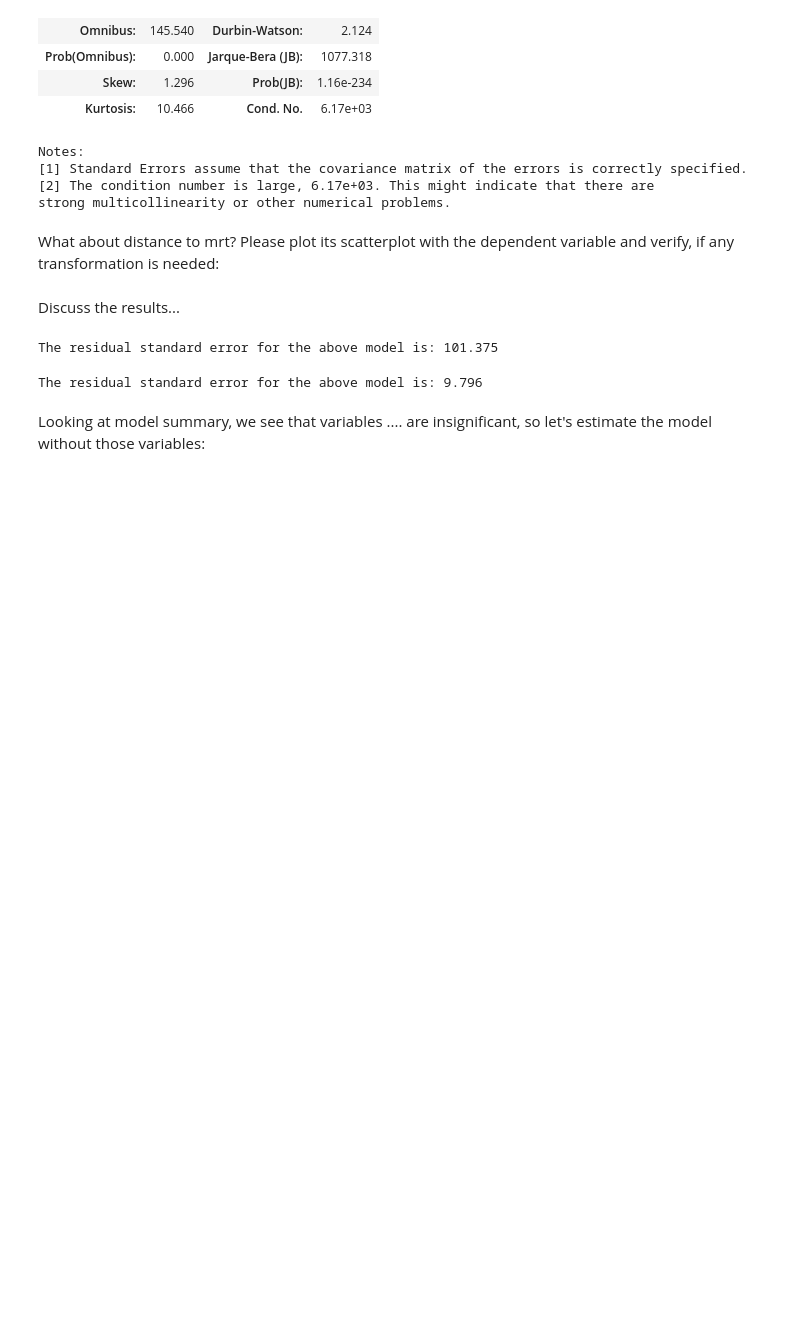
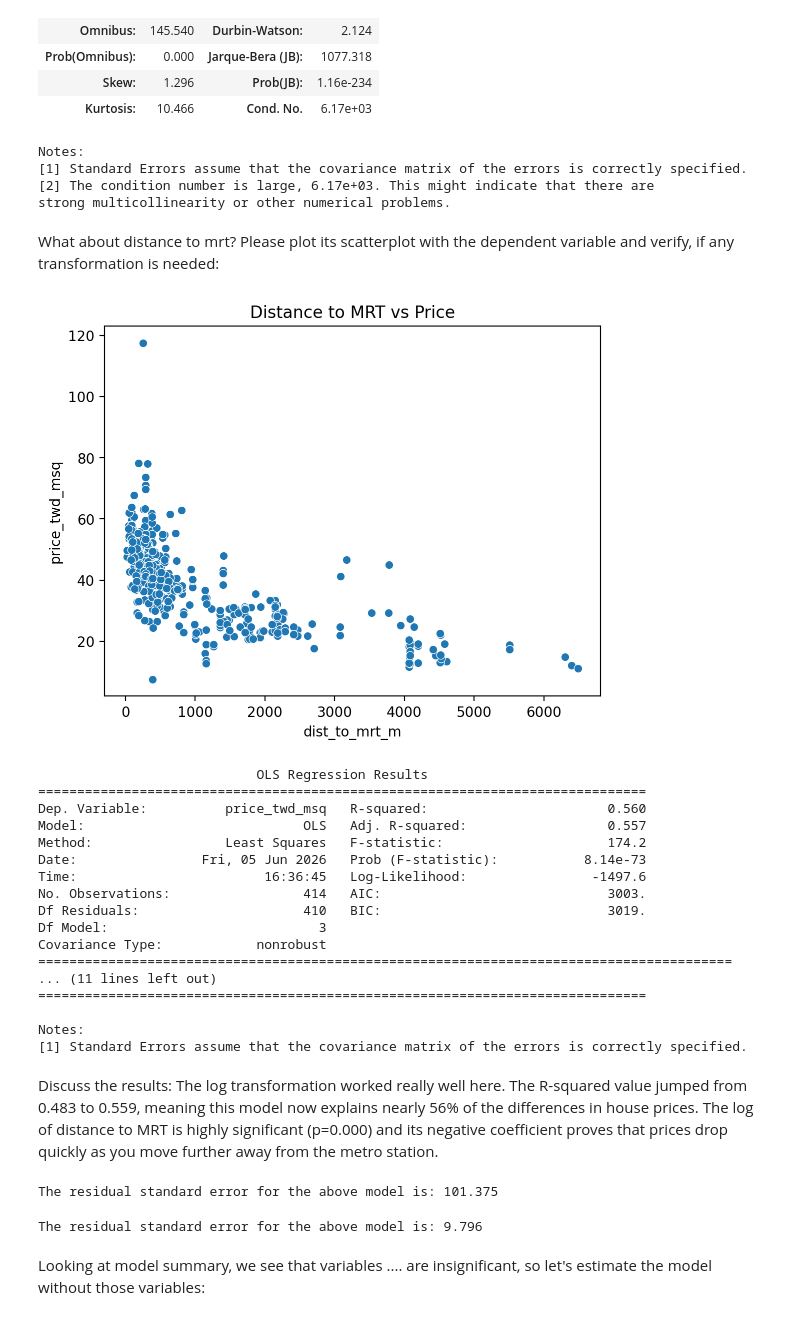
Before and after one commit to 208252/statistics, a Jupyter notebook: Exercise10.ipynb, the cells around one changed output. Cells and saved outputs as stored; diff of their text form; code cells hidden in the pictures; blank space fills up the shorter version.

```diff
--- a/Exercise10.ipynb
+++ b/Exercise10.ipynb
@@ -332,9 +334,36 @@ strong multicollinearity or other numerical problems.
 # %% [markdown]
 What about distance to mrt? Please plot its scatterplot with the dependent variable and verify, if any transformation is needed:
 # %%
-# If any transformation is necessary, please estimate the Model3 with the transformed distance to mrt.
+import matplotlib.pyplot as plt
+import seaborn as sns
+import numpy as np
+import statsmodels.formula.api as smf
+sns.scatterplot(data=df_estate, x='dist_to_mrt_m', y='price_twd_msq')
+plt.title('Distance to MRT vs Price')
+plt.show()
+model3 = smf.ols('price_twd_msq ~ np.log(dist_to_mrt_m) + house_age_0_15 + house_age_30_45', data=df_estate).fit()
+print(model3.summary())
+# %% [output]
+[figure, added]
+                            OLS Regression Results
+==============================================================================
+Dep. Variable:          price_twd_msq   R-squared:                       0.560
+Model:                            OLS   Adj. R-squared:                  0.557
+Method:                 Least Squares   F-statistic:                     174.2
+Date:                Fri, 05 Jun 2026   Prob (F-statistic):           8.14e-73
+Time:                        16:36:45   Log-Likelihood:                -1497.6
+No. Observations:                 414   AIC:                             3003.
+Df Residuals:                     410   BIC:                             3019.
+Df Model:                           3
+Covariance Type:            nonrobust
+=========================================================================================
+... (11 lines left out)
+==============================================================================
+
+Notes:
+[1] Standard Errors assume that the covariance matrix of the errors is correctly specified.
 # %% [markdown]
-Discuss the results...
+Discuss the results: The log transformation worked really well here. The R-squared value jumped from 0.483 to 0.559, meaning this model now explains nearly 56% of the differences in house prices. The log of distance to MRT is highly significant (p=0.000) and its negative coefficient proves that prices drop quickly as you move further away from the metro station.
 # %%
 #Calculating residual standard error of Model1
 mse_result1 = model1.mse_resid
```
Also changed, not shown: parts of 15 cells of this notebook.
